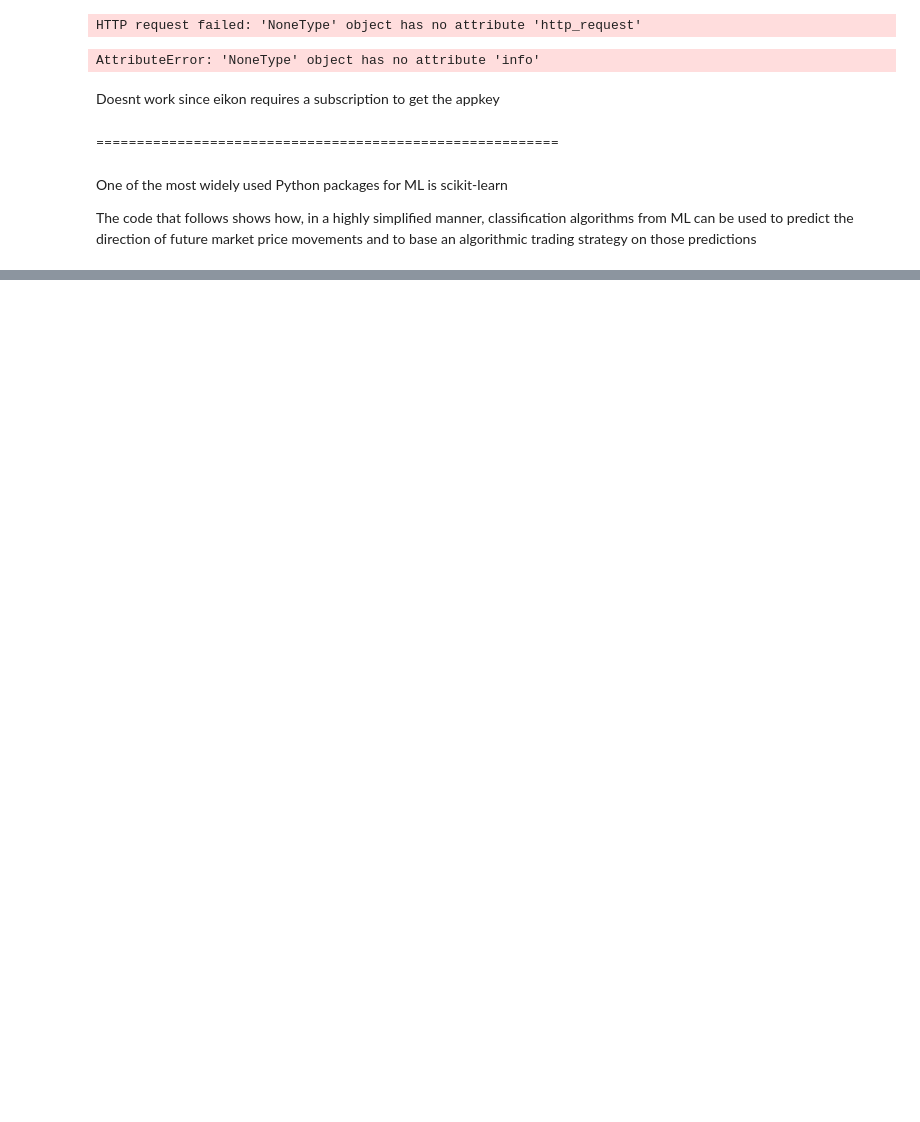
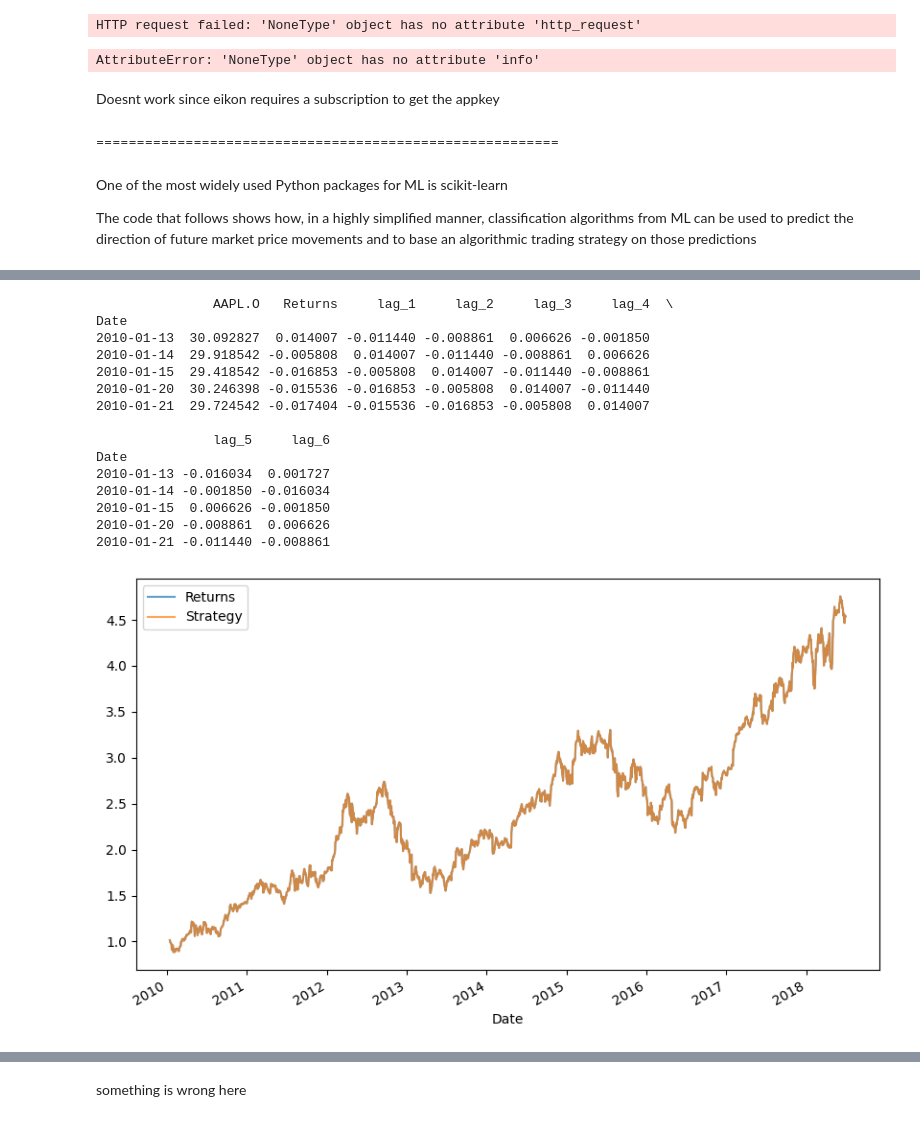
Before and after one commit to LuisMoreira9/Python-for-finance, a Jupyter notebook: notebooks/CHAPTER1.ipynb, the cells around one changed output, grey strips where cells are left out. Cells and saved outputs as stored; diff of their text form; code cells hidden in the pictures; blank space fills up the shorter version.

```diff
--- a/notebooks/CHAPTER1.ipynb
+++ b/notebooks/CHAPTER1.ipynb
@@ -159,0 +178,60 @@ The code that follows shows how, in a highly simplified manner, classification a
+# %%
+import numpy as np
+import pandas as pd
+
+data=pd.read_csv('https://raw.githubusercontent.com/yhilpisch/py4fi2nd/master/source/tr_eikon_eod_data.csv',
+                 index_col=0, parse_dates=True)
+
+data=pd.DataFrame(data['AAPL.O'])
+data['Returns']=np.log(data / data.shift())
+data.dropna(inplace=True)
+
+lags=6
+
+cols=[]
+for lag in range(1,lags+1):
+    col=f'lag_{lag}'
+    data[col]=data['Returns'].shift(lag)
+    cols.append(col)
+
+data.dropna(inplace=True)
+print(data.head())
+
+from sklearn.svm import SVC
+
+model = SVC(gamma='auto')
+
+model.fit(data[cols], np.sign(data['Returns']))
+
+data['Prediction']=model.predict(data[cols])
+
+data['Strategy']=data['Prediction']*data['Returns']
+
+data[['Returns', 'Strategy']].cumsum().apply(np.exp).plot(figsize=(10,6), alpha=0.7)
+
+import matplotlib.pyplot as plt
+
+fig, (ax1, ax2) = plt.subplots(2, 1, figsize=(10, 10))
+
+data[['Returns']].cumsum().apply(np.exp).plot(ax=ax1, title='Buy & Hold')
+data[['Strategy']].cumsum().apply(np.exp).plot(ax=ax2, title='Strategy', color='orange')
+
+plt.tight_layout()
+plt.show()
+# %% [output]
+               AAPL.O   Returns     lag_1     lag_2     lag_3     lag_4  \
+Date
+2010-01-13  30.092827  0.014007 -0.011440 -0.008861  0.006626 -0.001850
+2010-01-14  29.918542 -0.005808  0.014007 -0.011440 -0.008861  0.006626
+2010-01-15  29.418542 -0.016853 -0.005808  0.014007 -0.011440 -0.008861
+2010-01-20  30.246398 -0.015536 -0.016853 -0.005808  0.014007 -0.011440
+2010-01-21  29.724542 -0.017404 -0.015536 -0.016853 -0.005808  0.014007
+
+               lag_5     lag_6
+Date
+2010-01-13 -0.016034  0.001727
+2010-01-14 -0.001850 -0.016034
+2010-01-15  0.006626 -0.001850
+2010-01-20 -0.008861  0.006626
+2010-01-21 -0.011440 -0.008861
+[figure, added]
@@ -159,0 +239,2 @@ The code that follows shows how, in a highly simplified manner, classification a
+# %% [markdown]
+something is wrong here
```
Also changed, not shown: parts of 4 cells of this notebook.
